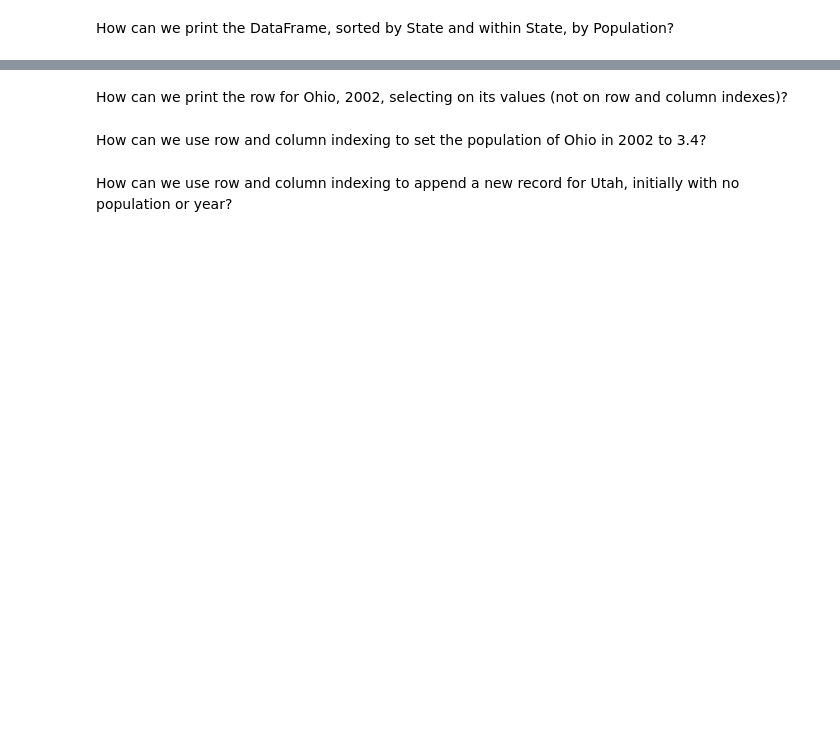
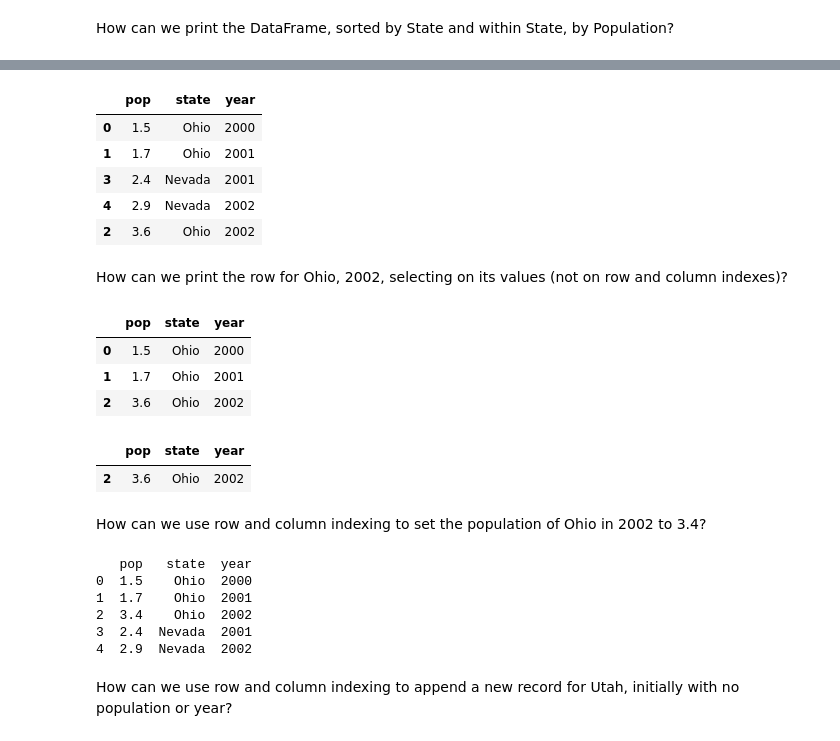
Before and after one commit to FRA228/ce599, a Jupyter notebook: 06-Pandas Basics Part 2/Basic-Operations-Using-Pandas.ipynb, the cells around one changed output, grey strips where cells are left out. Cells and saved outputs as stored; diff of their text form; code cells hidden in the pictures; blank space fills up the shorter version.

```diff
--- a/06-Pandas Basics Part 2/Basic-Operations-Using-Pandas.ipynb
+++ b/06-Pandas Basics Part 2/Basic-Operations-Using-Pandas.ipynb
@@ -486,6 +641,38 @@ How can we print the DataFrame, sorted by State and within State, by Population?
+# %%
+y.sort_values(by=['pop'])
+# %% [output]
+|  | pop | state | year |
+| 0 | 1.5 | Ohio | 2000 |
+| 1 | 1.7 | Ohio | 2001 |
+| 3 | 2.4 | Nevada | 2001 |
+| 4 | 2.9 | Nevada | 2002 |
+| 2 | 3.6 | Ohio | 2002 |
 # %% [markdown]
 How can we print the row for Ohio, 2002, selecting on its values (not on row and column indexes)?
+# %%
+z = df[df['state']== 'Ohio']
+z
+# %% [output]
+|  | pop | state | year |
+| 0 | 1.5 | Ohio | 2000 |
+| 1 | 1.7 | Ohio | 2001 |
+| 2 | 3.6 | Ohio | 2002 |
+# %%
+z[z['year']== 2002]
+# %% [output]
+|  | pop | state | year |
+| 2 | 3.6 | Ohio | 2002 |
 # %% [markdown]
 How can we use row and column indexing to set the population of Ohio in 2002 to 3.4?
+# %%
+df.loc[2,'pop'] = 3.4
+print (df)
+# %% [output]
+   pop   state  year
+0  1.5    Ohio  2000
+1  1.7    Ohio  2001
+2  3.4    Ohio  2002
+3  2.4  Nevada  2001
+4  2.9  Nevada  2002
 # %% [markdown]
 How can we use row and column indexing to append a new record for Utah, initially with no population or year?
```
Also changed, not shown: parts of 29 cells of this notebook.
